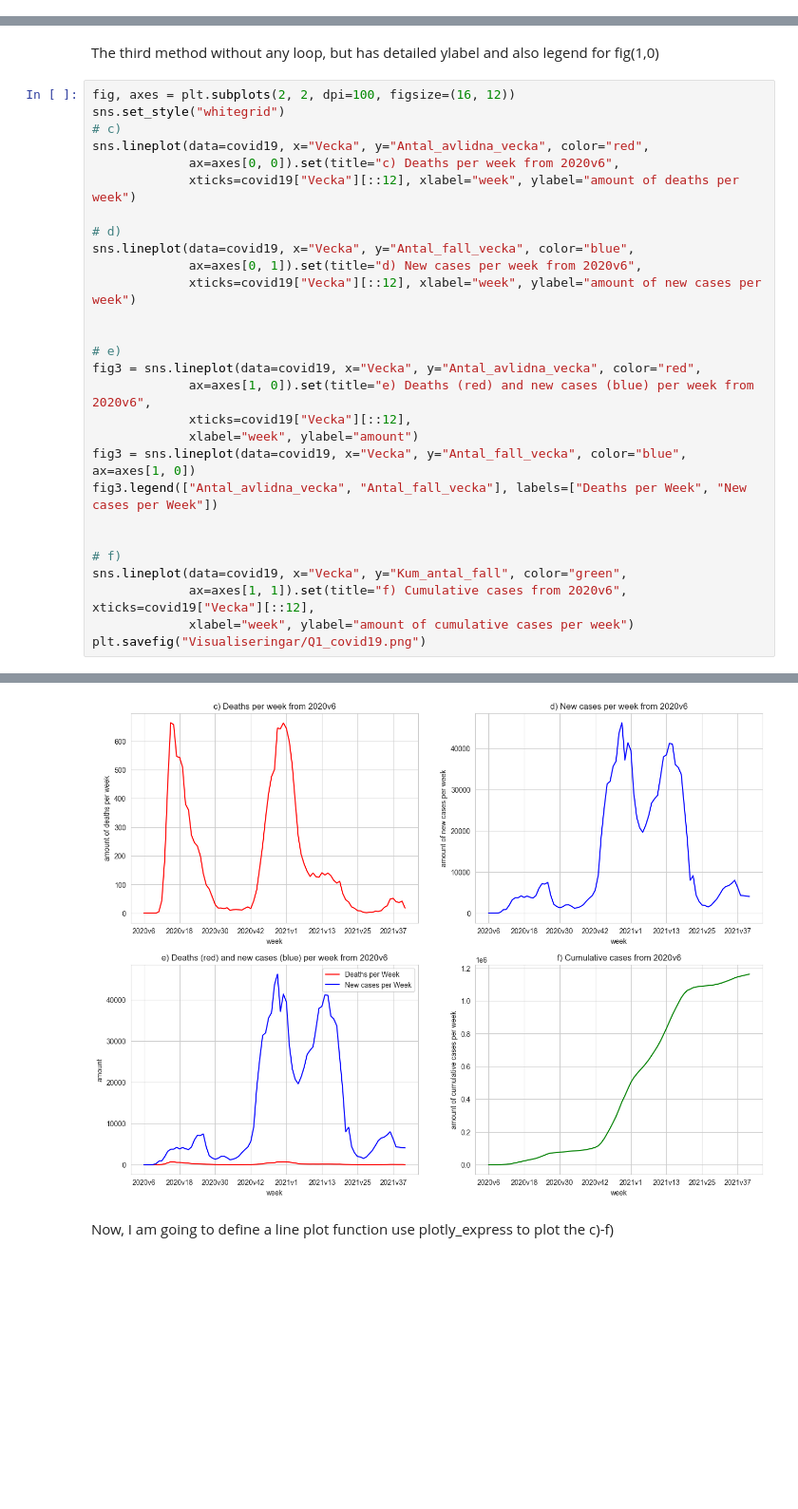
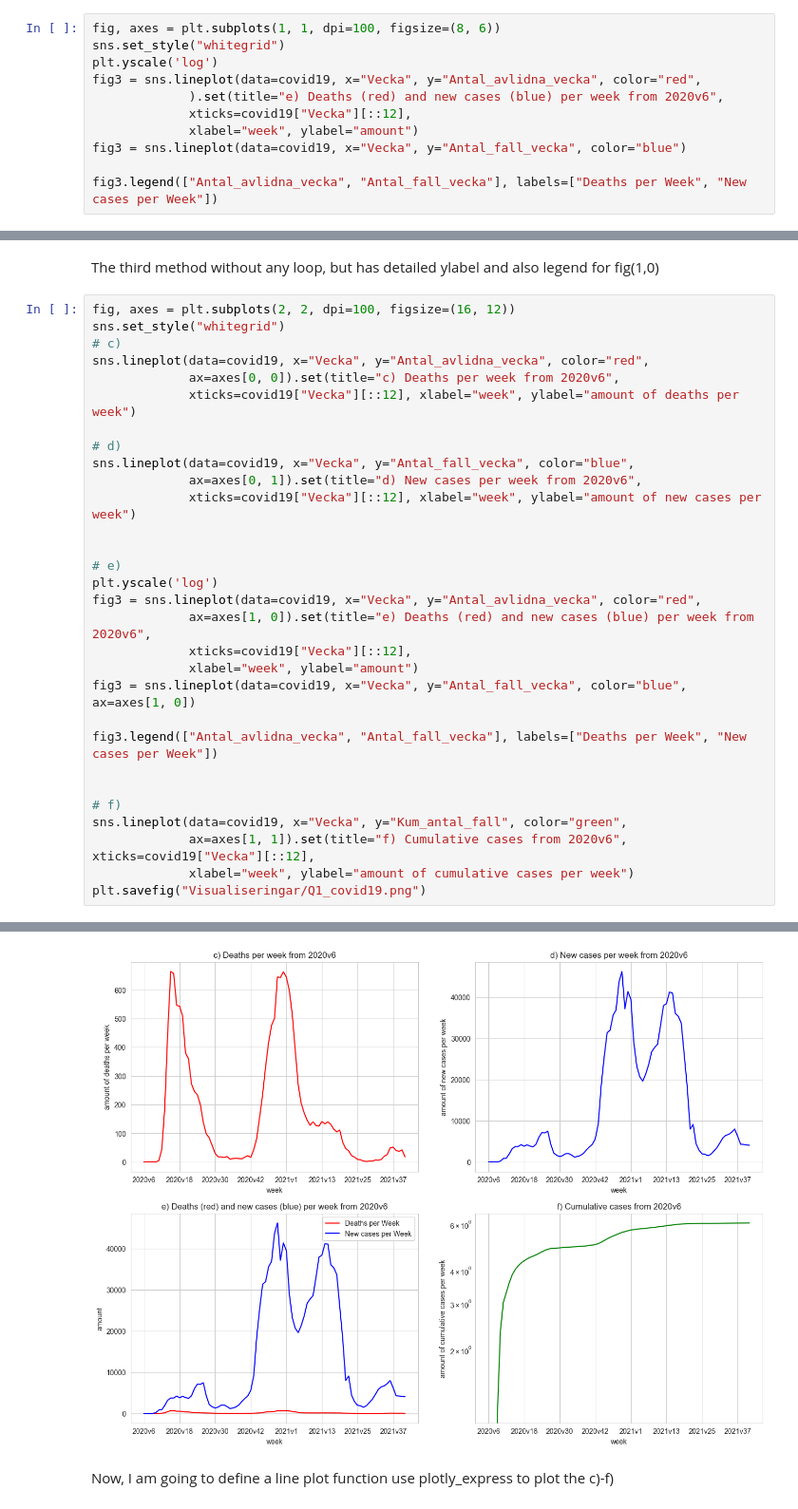
Before and after one commit to yuna-liu/Databehandling-Yuna-Liu, a Jupyter notebook: Labs/Lab1_Covid-19/lab1_covid19.ipynb, the cells around one changed output, grey strips where cells are left out. Shown at 95% size. Saved outputs shown, nothing was run; the diff lists cells and outputs as text; blank space fills up the shorter version.

Commit message:
add legend

```diff
--- a/Labs/Lab1_Covid-19/lab1_covid19.ipynb
+++ b/Labs/Lab1_Covid-19/lab1_covid19.ipynb
@@ -187,0 +222,11 @@ plt.savefig("Visualiseringar/Q1_covid19.png")
+# %%
+fig, axes = plt.subplots(1, 1, dpi=100, figsize=(8, 6))
+sns.set_style("whitegrid")
+plt.yscale('log')
+fig3 = sns.lineplot(data=covid19, x="Vecka", y="Antal_avlidna_vecka", color="red",
+             ).set(title="e) Deaths (red) and new cases (blue) per week from 2020v6",
+             xticks=covid19["Vecka"][::12],
+             xlabel="week", ylabel="amount")
+fig3 = sns.lineplot(data=covid19, x="Vecka", y="Antal_fall_vecka", color="blue")
+
+fig3.legend(["Antal_avlidna_vecka", "Antal_fall_vecka"], labels=["Deaths per Week", "New cases per Week"])
@@ -202,11 +257,13 @@ sns.lineplot(data=covid19, x="Vecka", y="Antal_fall_vecka", color="blue",
 
 
 # e)
+plt.yscale('log')
 fig3 = sns.lineplot(data=covid19, x="Vecka", y="Antal_avlidna_vecka", color="red",
              ax=axes[1, 0]).set(title="e) Deaths (red) and new cases (blue) per week from 2020v6",
              xticks=covid19["Vecka"][::12],
              xlabel="week", ylabel="amount")
 fig3 = sns.lineplot(data=covid19, x="Vecka", y="Antal_fall_vecka", color="blue", ax=axes[1, 0])
+
 fig3.legend(["Antal_avlidna_vecka", "Antal_fall_vecka"], labels=["Deaths per Week", "New cases per Week"])
 
 
@@ -219,4 +277,4 @@ plt.savefig("Visualiseringar/Q1_covid19.png")
-[figure, old version]
+[figure, new version]
 # %% [markdown]
 Now, I am going to define a line plot function use plotly_express to plot the c)-f)
 # %%
```
Also changed, not shown: parts of 5 cells of this notebook, 8 other files.
